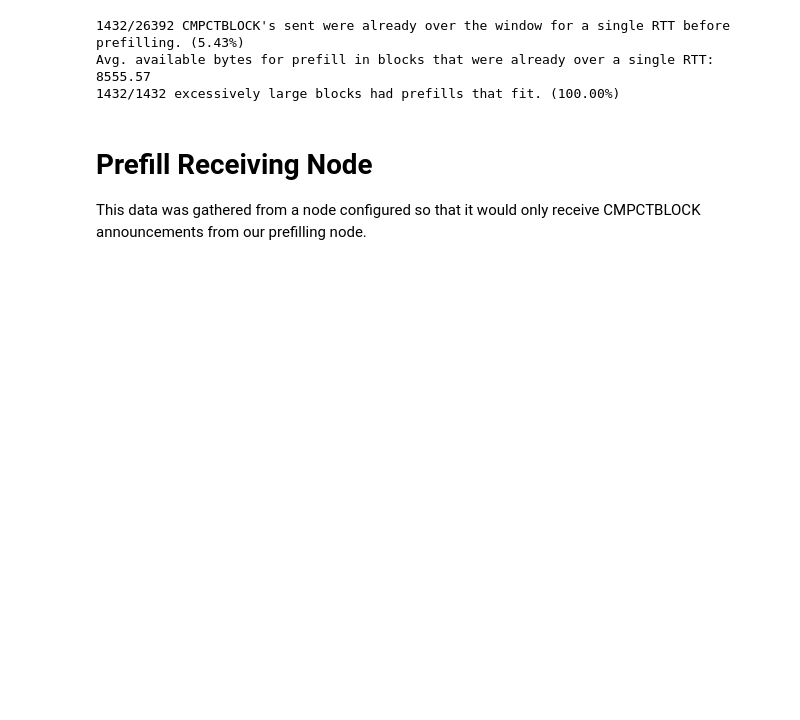
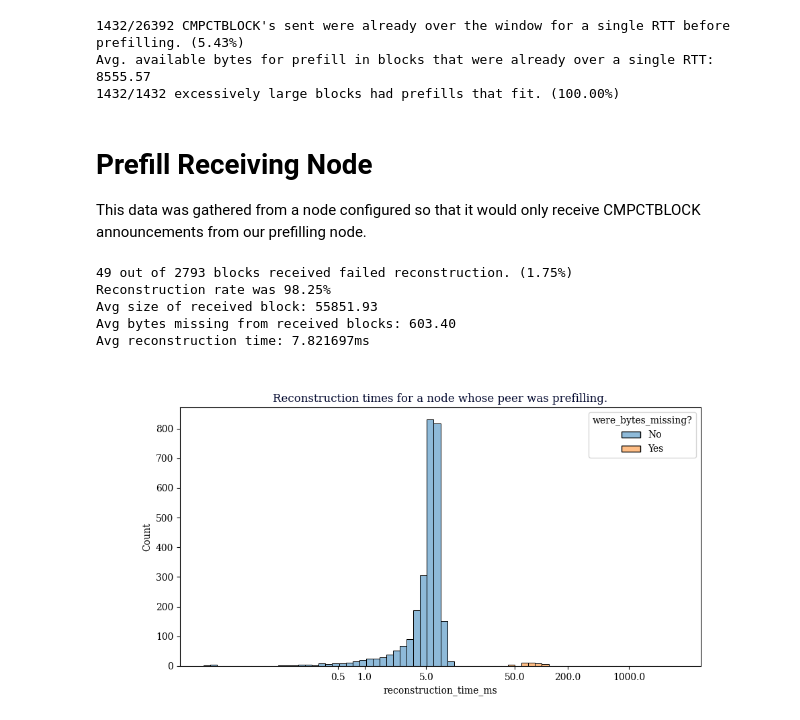
Before and after one commit to davidgumberg/logkicker, a Jupyter notebook: compactblocks/2025-07-11-first-report/Prefilling.ipynb, the cells around one changed output. Saved outputs shown, nothing was run; the diff lists cells and outputs as text; code cells hidden in the pictures; blank space fills up the shorter version.

```diff
--- a/compactblocks/2025-07-11-first-report/Prefilling.ipynb
+++ b/compactblocks/2025-07-11-first-report/Prefilling.ipynb
@@ -175,3 +161,32 @@ Avg. available bytes for prefill in blocks that were already over a single RTT:
 # %% [markdown]
 # Prefill Receiving Node
 This data was gathered from a node configured so that it would only receive CMPCTBLOCK announcements from our prefilling node.
+# %%
+# Load prefillee node data into Dataframes
+prefillreceiverxlsx = "prefillreceiver.xlsx"
+# Each xlsx file contains two datasheets, one with data about received blocks and one with data about sent blocks
+prefillreceiver_received = pd.read_excel(prefillreceiverxlsx, sheet_name='received')
+prefillreceiver_sent = pd.read_excel(prefillreceiverxlsx, sheet_name='sent')
+# %%
+received_stats(prefillreceiver_received)
+# %% [output]
+49 out of 2793 blocks received failed reconstruction. (1.75%)
+Reconstruction rate was 98.25%
+Avg size of received block: 55851.93
+Avg bytes missing from received blocks: 603.40
+Avg reconstruction time: 7.821697ms
+# %%
+# Plot reconstruction time histogram and bytesmissing/reconstructiontime scatterplot
+prefillreceiver_received['reconstruction_time_ms'] = prefillreceiver_received['reconstruction_time_ns'] / 1_000_000
+prefillreceiver_received['were_bytes_missing?'] = np.where(prefillreceiver_received['bytes_missing'] > 0, 'Yes', 'No')
+fig, ax1 = plt.subplots(figsize=(10,5))
+sns.histplot(data=prefillreceiver_received,
+             x='reconstruction_time_ms', hue='were_bytes_missing?', ax=ax1, color=histcolor,
+             log_scale=2, bins=70)
+scalar_with_small_powers = mpl.ticker.ScalarFormatter()
+ax1.xaxis.set_major_formatter(mpl.ticker.ScalarFormatter())
+ax1.set_xticks([0.5, 1, 5, 50, 200, 1000])
+ax1.set_title('Reconstruction times for a node whose peer was prefilling.', fontdict=font)
+plt.show()
+# %% [output]
+[figure, added]
```
Also changed, not shown: parts of 7 cells of this notebook, 6 other files.
